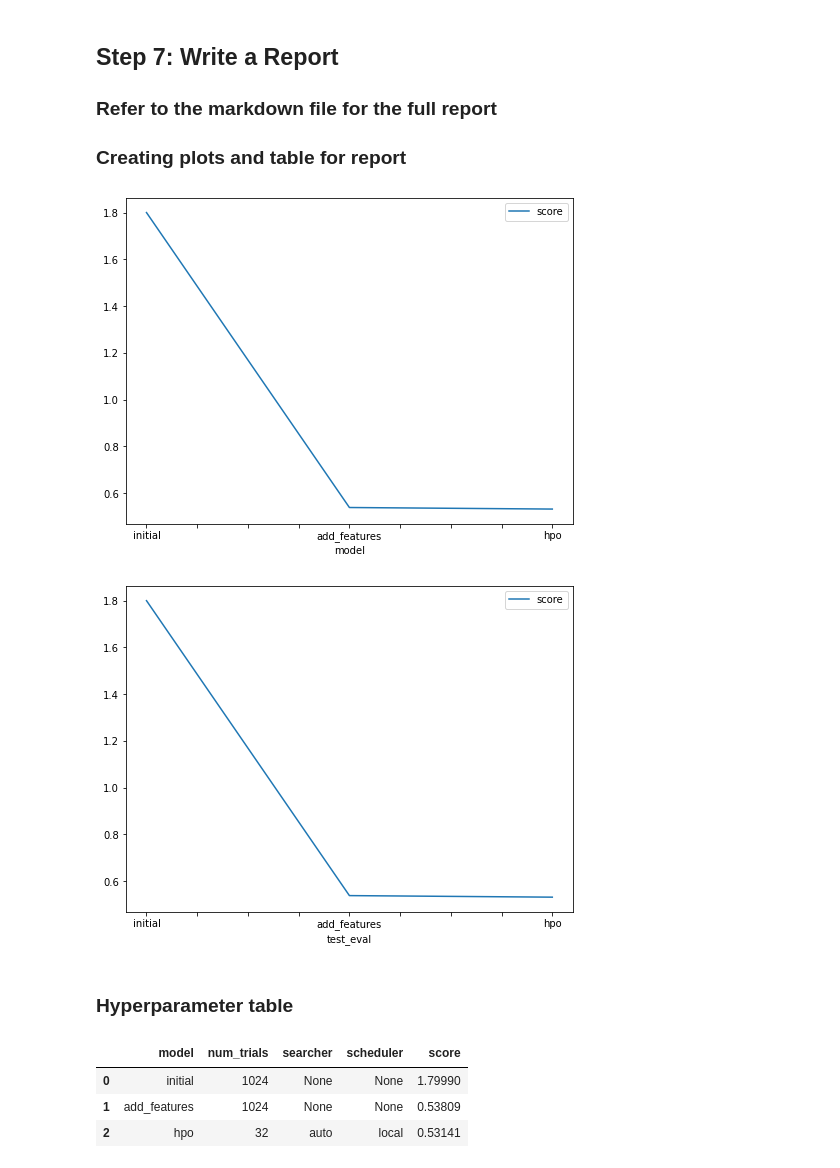
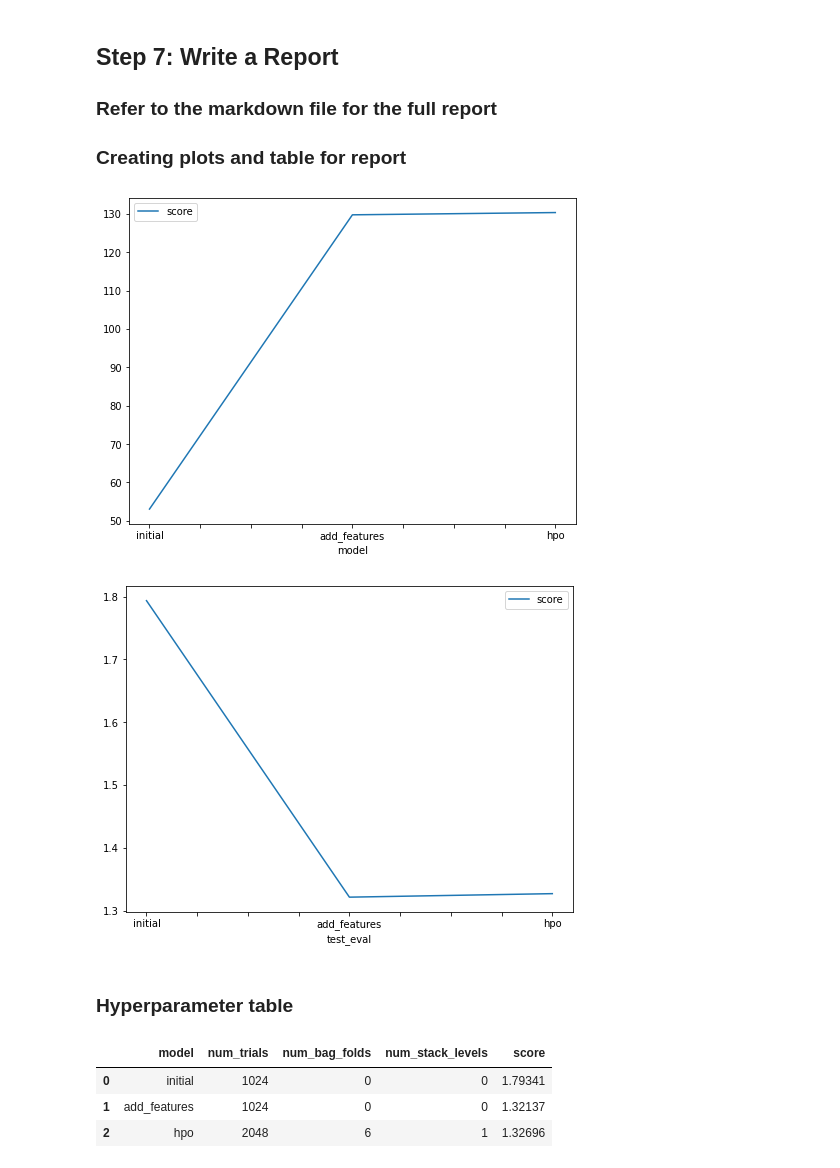
Before and after one commit to Sarthak02g/Bike_Sharing_Demand_with_AutoGluon, a Jupyter notebook: project-template.ipynb, the cells around one changed output. Cells and saved outputs as stored; diff of their text form; code cells hidden in the pictures.

```diff
--- a/project-template.ipynb
+++ b/project-template.ipynb
@@ -606,39 +647,39 @@ submission_new_features.csv  2023-06-08 19:43:51  new features
 # %%
 # Taking the top model score from each training run and creating a line plot to show improvement
 # You can create these in the notebook and save them to PNG or use some other tool (e.g. google sheets, excel)
 fig = pd.DataFrame(
     {
         "model": ["initial", "add_features", "hpo"],
-        "score": [1.79990, 0.53809, 0.53141]
+        "score": [53.057233,129.724465, 130.313349]
     }
 ).plot(x="model", y="score", figsize=(8, 6)).get_figure()
 fig.savefig('model_train_score.png')
 # %% [output]
-[figure, old version]
+[figure, new version]
 # %%
 # Take the 3 kaggle scores and creating a line plot to show improvement
 fig = pd.DataFrame(
     {
         "test_eval": ["initial", "add_features", "hpo"],
-        "score": [1.79990, 0.53809, 0.53141]
+        "score": [1.79341, 1.32137, 1.32696]
     }
 ).plot(x="test_eval", y="score", figsize=(8, 6)).get_figure()
 fig.savefig('model_test_score.png')
 # %% [output]
-[figure, old version]
+[figure, new version]
 # %% [markdown]
 ### Hyperparameter table
 # %%
 # The 3 hyperparameters we tuned with the kaggle score as the result
 pd.DataFrame({
     "model": ["initial", "add_features", "hpo"],
-    "num_trials": [1024, 1024, 32],
-    "searcher": [None, None, "auto"],
-    "scheduler": [None, None, 'local'],
-    "score": [1.79990, 0.53809, 0.53141]
+    "num_trials": [1024, 1024, 2048],
+    "num_bag_folds": [0, 0, 6],
+    "num_stack_levels": [0, 0, 1],
+    "score": [1.79341, 1.32137, 1.32696],
 })
 # %% [output]
-|  | model | num_trials | searcher | scheduler | score |
-| 0 | initial | 1024 | None | None | 1.79990 |
-| 1 | add_features | 1024 | None | None | 0.53809 |
-| 2 | hpo | 32 | auto | local | 0.53141 |
+|  | model | num_trials | num_bag_folds | num_stack_levels | score |
+| 0 | initial | 1024 | 0 | 0 | 1.79341 |
+| 1 | add_features | 1024 | 0 | 0 | 1.32137 |
+| 2 | hpo | 2048 | 6 | 1 | 1.32696 |
```
Also changed, not shown: parts of 25 cells of this notebook, 4 other files.
